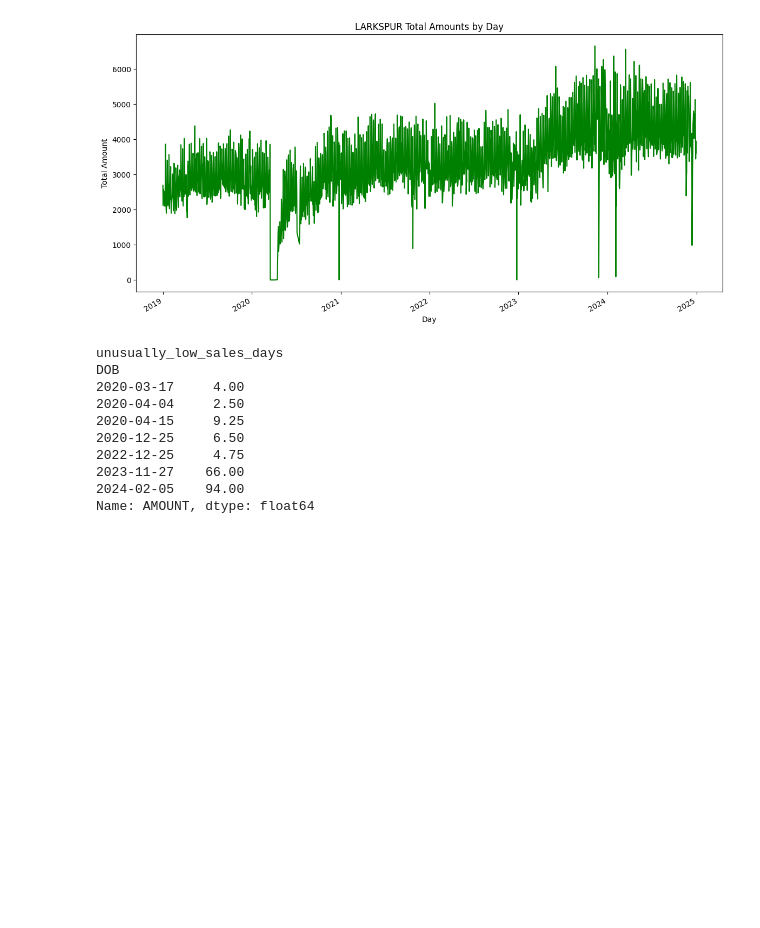
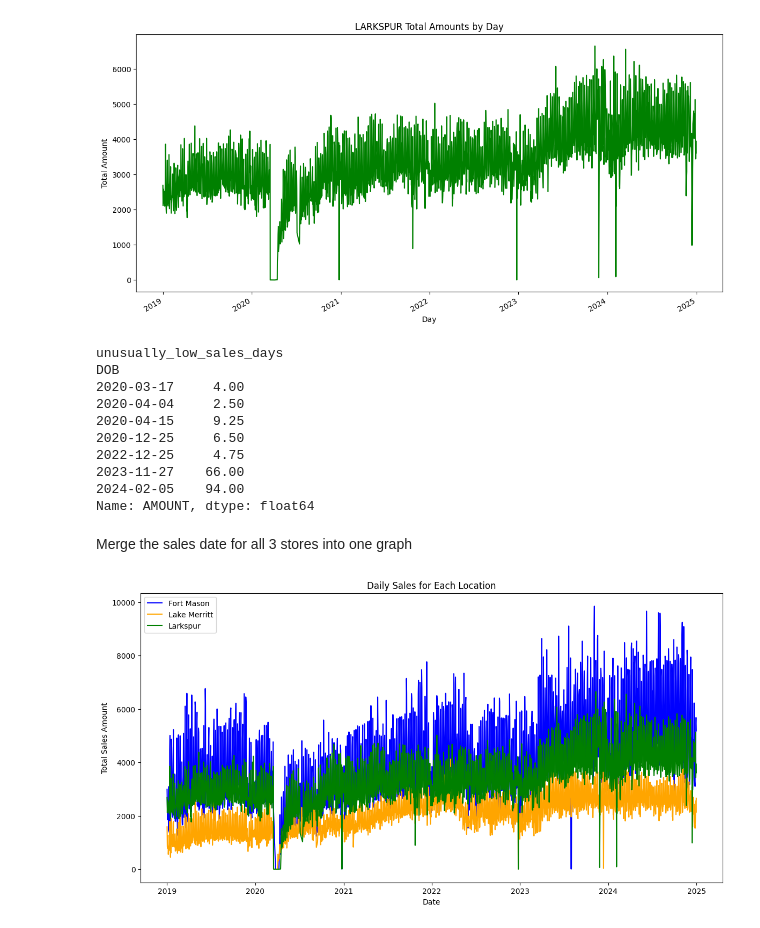
Before and after one commit to pcatroppa/bus774, a Jupyter notebook: CoffeeWeather.ipynb, the cells around one changed output. Saved outputs shown, nothing was run; the diff lists cells and outputs as text; code cells hidden in the pictures; blank space fills up the shorter version.

```diff
--- a/CoffeeWeather.ipynb
+++ b/CoffeeWeather.ipynb
@@ -317,3 +320,28 @@ DOB
 2023-11-27    66.00
 2024-02-05    94.00
 Name: AMOUNT, dtype: float64
+# %% [markdown]
+Merge the sales date for all 3 stores into one graph
+# %%
+# Plot the daily sales for each location in one graph
+plt.figure(figsize=(14, 7))
+
+# Plot Fort Mason daily sales
+plt.plot(fm_daily_totals.index, fm_daily_totals.values, label='Fort Mason', color='blue')
+
+# Plot Lake Merritt daily sales
+plt.plot(lm_daily_totals.index, lm_daily_totals.values, label='Lake Merritt', color='orange')
+
+# Plot Larkspur daily sales
+plt.plot(ls_daily_totals.index, ls_daily_totals.values, label='Larkspur', color='green')
+
+# Add labels and title
+plt.xlabel('Date')
+plt.ylabel('Total Sales Amount')
+plt.title('Daily Sales for Each Location')
+plt.legend()
+
+# Show the plot
+plt.show()
+# %% [output]
+[figure, added]
```
Also changed, not shown: parts of 3 cells of this notebook.
